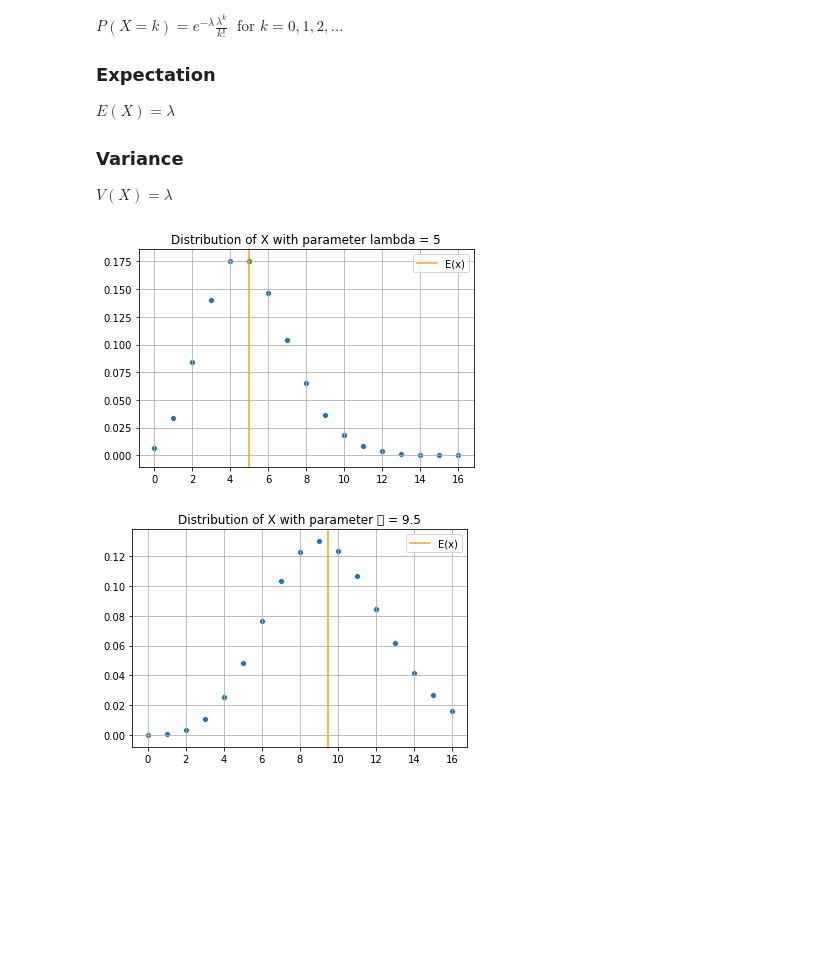
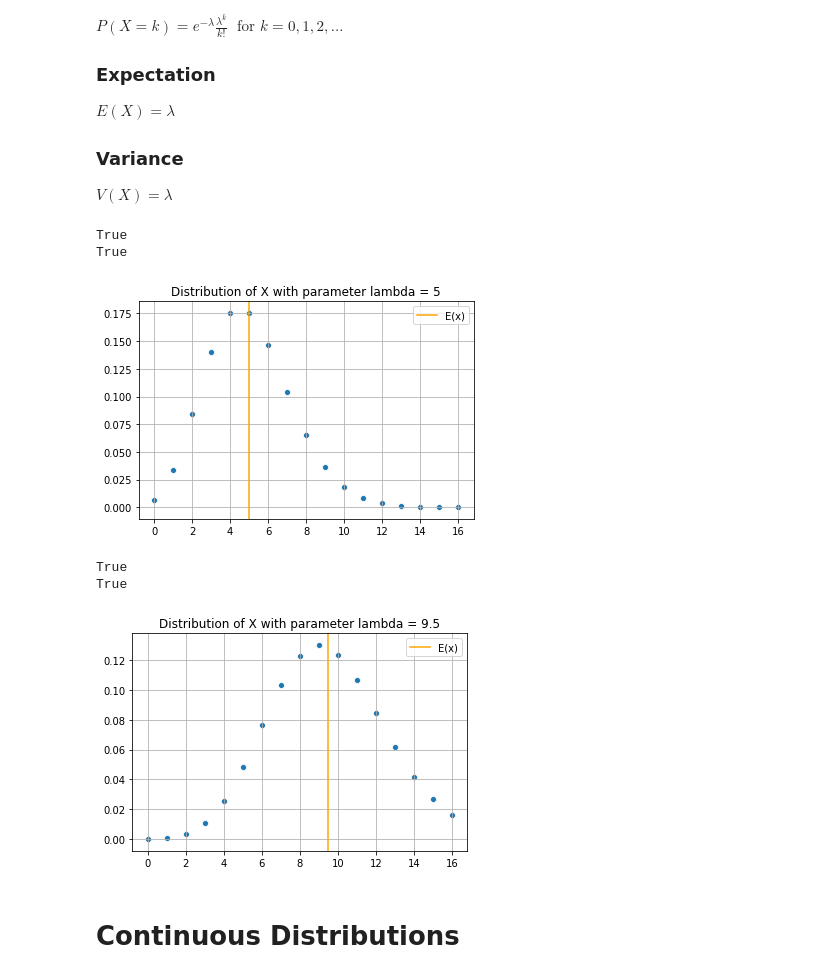
Before and after one commit to eytanohana/Data-Science-and-Statistics, a Jupyter notebook: Distributions.ipynb, the cells around one changed output. Drawn from its saved outputs; the diff is of its cells as text; code cells hidden in the pictures; blank space fills up the shorter version.

```diff
--- a/Distributions.ipynb
+++ b/Distributions.ipynb
@@ -336,19 +367,41 @@ $V(X) = \lambda$
 from scipy.stats import poisson
 # %%
 lam = 5
+
+dist = poisson(lam)
+
+E_x = np.round(lam, decimals=3)
+V_x = np.round(lam, decimals=3)
+
+print(E_x == np.round(dist.mean(), decimals=3))
+print(V_x == np.round(dist.var(), decimals=3))
 
 k = np.arange(17)
 
 title = f"Distribution of X with parameter lambda = {lam}"
-plot_dist(k, poisson(lam,), title)
+plot_dist(k, dist, title)
 # %% [output]
+True
+True
 [figure]
 # %%
 lam = 9.5
 
+dist = poisson(lam)
+
+E_x = np.round(lam, decimals=3)
+V_x = np.round(lam, decimals=3)
+
+print(E_x == np.round(dist.mean(), decimals=3))
+print(V_x == np.round(dist.var(), decimals=3))
+
 k = np.arange(17)
 
-title = f"Distribution of X with parameter 𝜆 = {lam}"
-plot_dist(k, poisson(lam,), title)
+title = f"Distribution of X with parameter lambda = {lam}"
+plot_dist(k, dist, title)
 # %% [output]
+True
+True
-[figure, old version]
+[figure, new version]
+# %% [markdown]
+# Continuous Distributions
```
Also changed, not shown: parts of 8 cells of this notebook.
